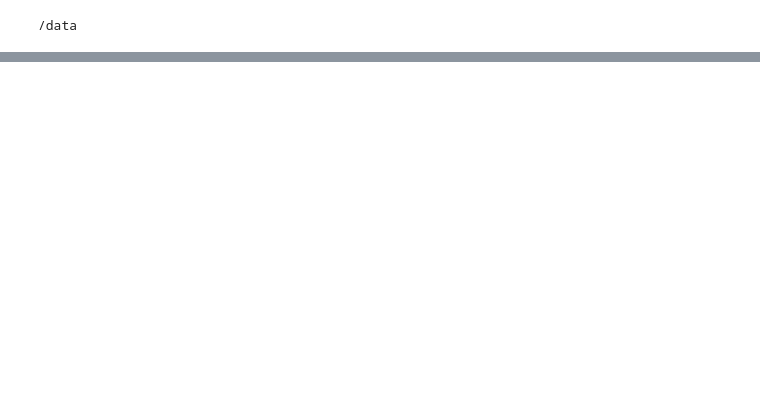
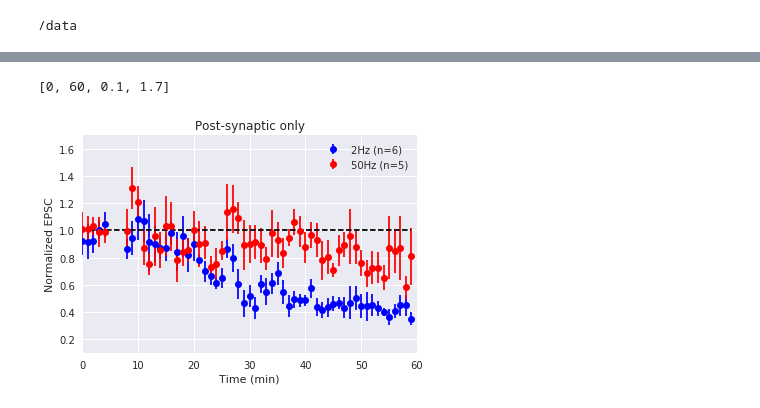
Before and after one commit to ShuangLiBCM/Patch_data_ana, a Jupyter notebook: Notebooks/Figure_noasso_reci_LTD_all.ipynb, the cells around one changed output, grey strips where cells are left out. Cells and saved outputs as stored; diff of their text form; code cells hidden in the pictures; blank space fills up the shorter version.

```diff
--- a/Notebooks/Figure_noasso_reci_LTD_all.ipynb
+++ b/Notebooks/Figure_noasso_reci_LTD_all.ipynb
@@ -98,17 +114,21 @@ def pro_bef(data_mean, data_ste):
 # %%
 ave_ptl_mean_2cp, ave_ptl_ste_2cp =  ave_ptl_mean_2, ave_ptl_ste_2
 ave_ptl_mean, ave_ptl_ste = pro_bef(ave_ptl_mean_2cp[:5], ave_ptl_ste_2cp[:5])
 ave_ptl_mean_2cp[:5], ave_ptl_ste_2cp[:5] = ave_ptl_mean, ave_ptl_ste
 plt.errorbar(x=np.arange(len(ave_ptl_mean_2cp)), y=ave_ptl_mean_2cp, yerr=ave_ptl_ste_2cp, fmt='bo', label='2Hz (n={a})'.format(a=len(post_LTD2)))
 ave_ptl_mean_50cp, ave_ptl_ste_50cp =  ave_ptl_mean_50, ave_ptl_ste_50
 ave_ptl_mean, ave_ptl_ste = pro_bef(ave_ptl_mean_50cp[:5], ave_ptl_ste_50cp[:5])
 ave_ptl_mean_50cp[:5], ave_ptl_ste_50cp[:5] = ave_ptl_mean, ave_ptl_ste
 plt.errorbar(x=np.arange(len(ave_ptl_mean_2cp)), y=ave_ptl_mean_50cp, yerr=ave_ptl_ste_50cp, fmt='ro', label='50Hz (n={a})'.format(a=len(post_LTD50)))
 plt.plot(np.ones((60))*1, 'k--')
 plt.xlabel('Time (min)')
 plt.ylabel('Normalized EPSC')
 plt.legend()
 plt.title('Post-synaptic only')
+plt.axis([0,60,0.1,1.7])
+# %% [output]
+[0, 60, 0.1, 1.7]
+[figure, added]
 # %%
 # Perform processing on after amplitude
 def pro_aft(data_mean,data_ste,pro_len=2):
```
Also changed, not shown: parts of 6 cells of this notebook, 9 other files.
